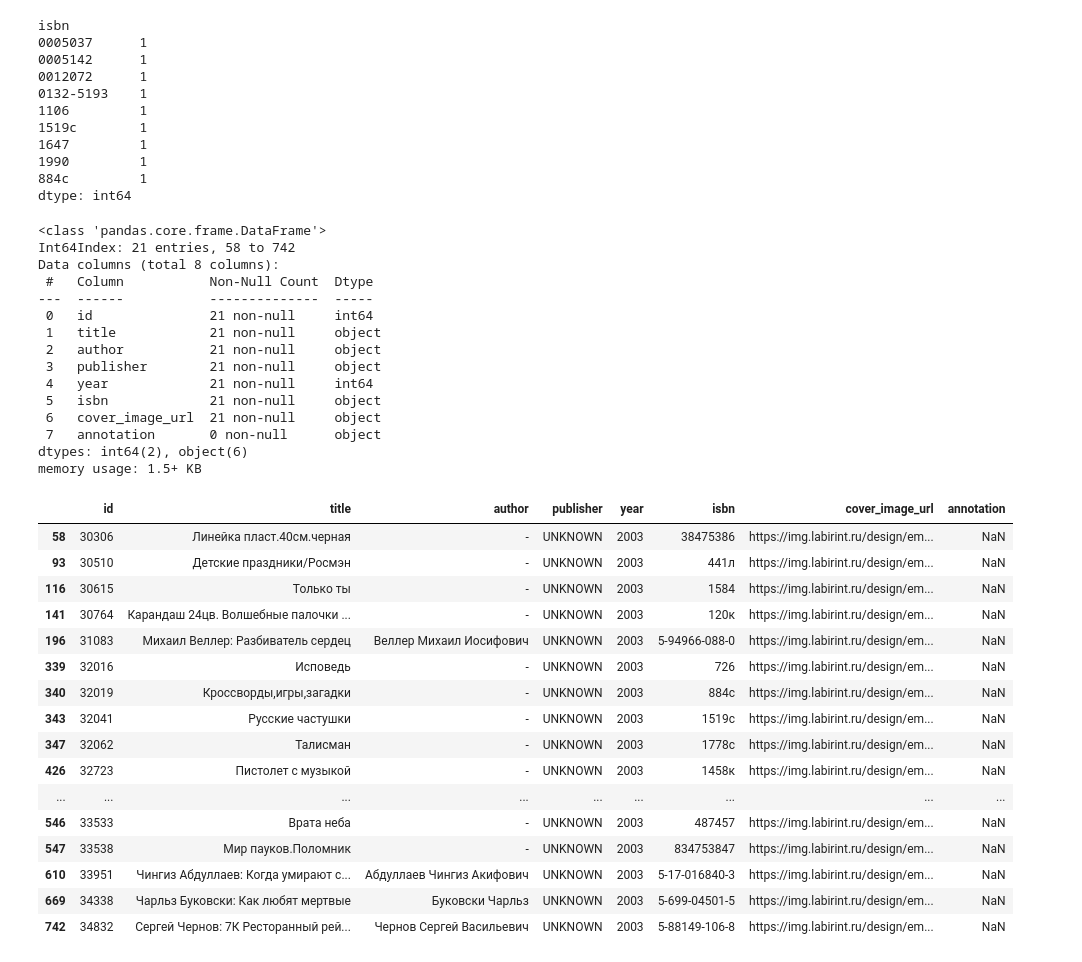
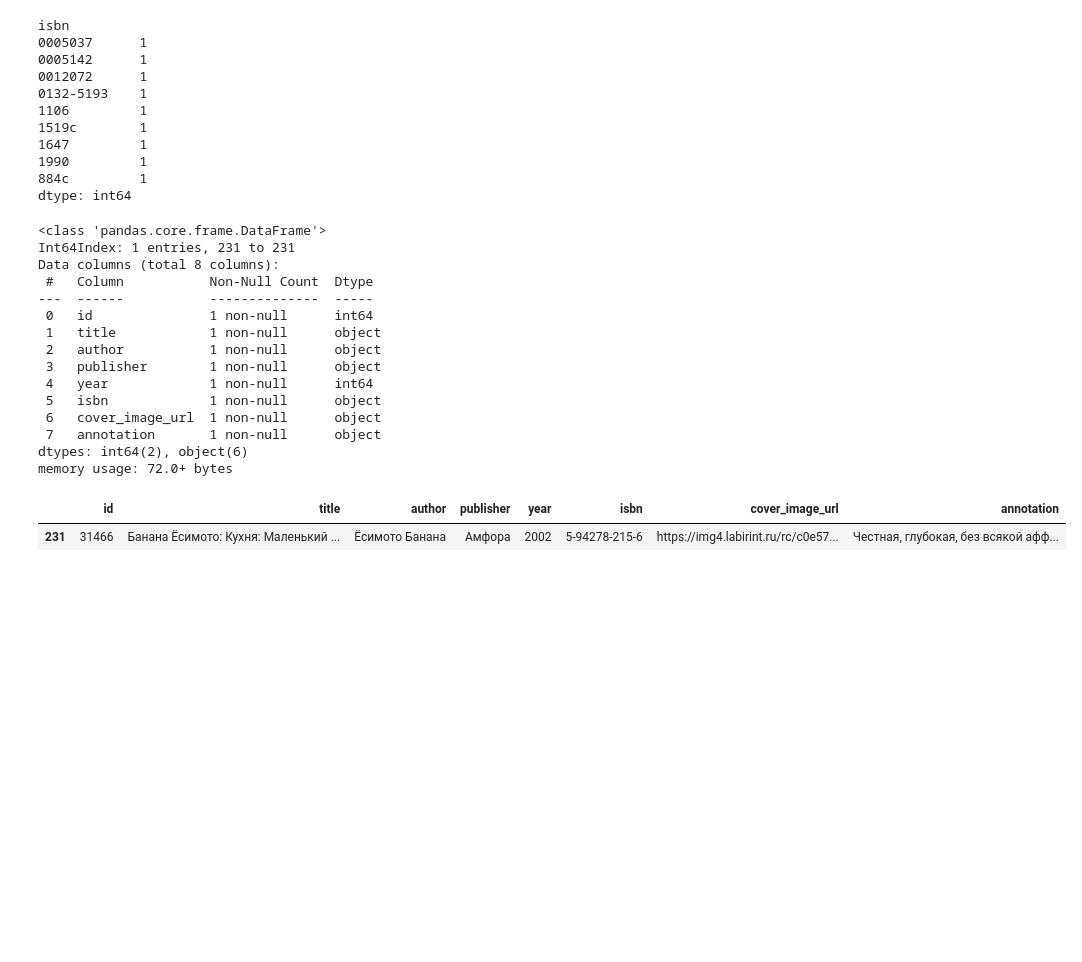
Before and after one commit to Books-space/research, a Jupyter notebook: parse_results_study.ipynb, the cells around one changed output. Cells and saved outputs as stored; diff of their text form; code cells hidden in the pictures; blank space fills up the shorter version.

```diff
--- a/parse_results_study.ipynb
+++ b/parse_results_study.ipynb
@@ -1,7 +1,7 @@
 # %%
 import pandas as pd
 # %%
-books_df = pd.read_csv('second_successful_gain.csv')
+books_df = pd.read_csv('third_successful_gain.csv')
 books_df
 # %% [output]
 |  | id | title | author | publisher | year | isbn | cover_image_url | annotation |
@@ -380,39 +378,24 @@ isbn
 884с         1
 dtype: int64
 # %%
-unknown_publisher_books = books_df[books_df['publisher'] == 'UNKNOWN']
+unknown_publisher_books = books_df[books_df['author'] == 'Ёсимото Банана']
 unknown_publisher_books.info()
 unknown_publisher_books
 # %% [output]
 <class 'pandas.core.frame.DataFrame'>
-Int64Index: 21 entries, 58 to 742
+Int64Index: 1 entries, 231 to 231
 Data columns (total 8 columns):
  #   Column           Non-Null Count  Dtype
 ---  ------           --------------  -----
- 0   id               21 non-null     int64
- 1   title            21 non-null     object
- 2   author           21 non-null     object
- 3   publisher        21 non-null     object
- 4   year             21 non-null     int64
- 5   isbn             21 non-null     object
- 6   cover_image_url  21 non-null     object
- 7   annotation       0 non-null      object
+ 0   id               1 non-null      int64
+ 1   title            1 non-null      object
+ 2   author           1 non-null      object
+ 3   publisher        1 non-null      object
+ 4   year             1 non-null      int64
+ 5   isbn             1 non-null      object
+ 6   cover_image_url  1 non-null      object
+ 7   annotation       1 non-null      object
 dtypes: int64(2), object(6)
-memory usage: 1.5+ KB
+memory usage: 72.0+ bytes
 |  | id | title | author | publisher | year | isbn | cover_image_url | annotation |
-| 58 | 30306 | Линейка пласт.40см.черная | - | UNKNOWN | 2003 | 38475386 | https://img.labirint.ru/design/em... | NaN |
-| 93 | 30510 | Детские праздники/Росмэн | - | UNKNOWN | 2003 | 441л | https://img.labirint.ru/design/em... | NaN |
-| 116 | 30615 | Только ты | - | UNKNOWN | 2003 | 1584 | https://img.labirint.ru/design/em... | NaN |
-| 141 | 30764 | Карандаш 24цв. Волшебные палочки ... | - | UNKNOWN | 2003 | 120к | https://img.labirint.ru/design/em... | NaN |
-| 196 | 31083 | Михаил Веллер: Разбиватель сердец | Веллер Михаил Иосифович | UNKNOWN | 2003 | 5-94966-088-0 | https://img.labirint.ru/design/em... | NaN |
-| 339 | 32016 | Исповедь | - | UNKNOWN | 2003 | 726 | https://img.labirint.ru/design/em... | NaN |
-| 340 | 32019 | Кроссворды,игры,загадки | - | UNKNOWN | 2003 | 884с | https://img.labirint.ru/design/em... | NaN |
-| 343 | 32041 | Русские частушки | - | UNKNOWN | 2003 | 1519с | https://img.labirint.ru/design/em... | NaN |
-| 347 | 32062 | Талисман | - | UNKNOWN | 2003 | 1778с | https://img.labirint.ru/design/em... | NaN |
-| 426 | 32723 | Пистолет с музыкой | - | UNKNOWN | 2003 | 1458к | https://img.labirint.ru/design/em... | NaN |
-| ... | ... | ... | ... | ... | ... | ... | ... | ... |
-| 546 | 33533 | Врата неба | - | UNKNOWN | 2003 | 487457 | https://img.labirint.ru/design/em... | NaN |
-| 547 | 33538 | Мир пауков.Поломник | - | UNKNOWN | 2003 | 834753847 | https://img.labirint.ru/design/em... | NaN |
-| 610 | 33951 | Чингиз Абдуллаев: Когда умирают с... | Абдуллаев Чингиз Акифович | UNKNOWN | 2003 | 5-17-016840-3 | https://img.labirint.ru/design/em... | NaN |
-| 669 | 34338 | Чарльз Буковски: Как любят мертвые | Буковски Чарльз | UNKNOWN | 2003 | 5-699-04501-5 | https://img.labirint.ru/design/em... | NaN |
-| 742 | 34832 | Сергей Чернов: 7К Ресторанный рей... | Чернов Сергей Васильевич | UNKNOWN | 2003 | 5-88149-106-8 | https://img.labirint.ru/design/em... | NaN |
+| 231 | 31466 | Банана Ёсимото: Кухня: Маленький ... | Ёсимото Банана | Амфора | 2002 | 5-94278-215-6 | https://img4.labirint.ru/rc/c0e57... | Честная, глубокая, без всякой афф... |
```
Also changed, not shown: parts of 8 cells of this notebook.
